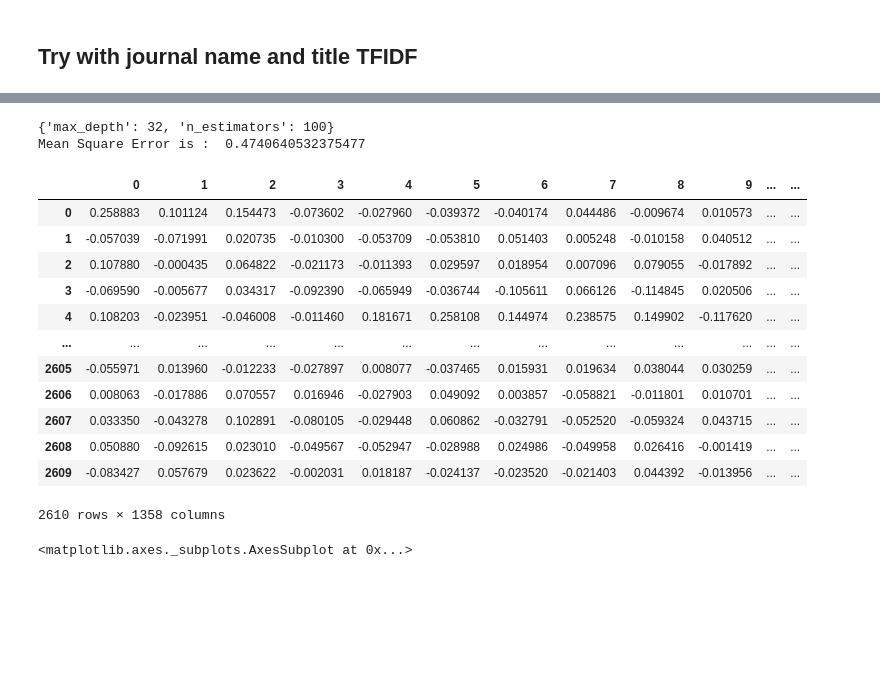
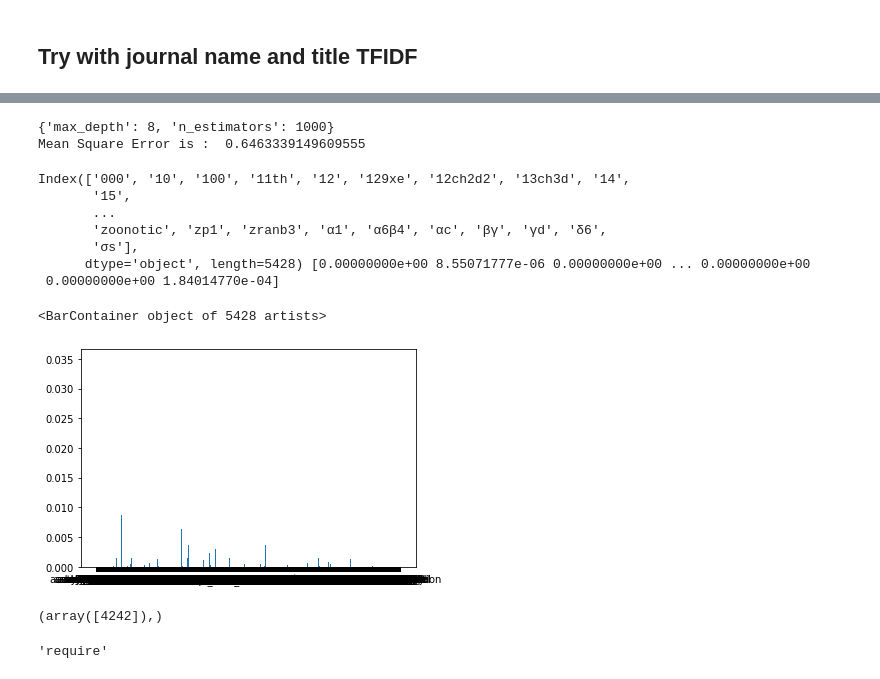
Before and after one commit to iremnasir/BioReco, a Jupyter notebook: scripts/model_training.ipynb, the cells around one changed output, grey strips where cells are left out. Drawn from its saved outputs; the diff is of its cells as text; code cells hidden in the pictures; blank space fills up the shorter version.

```diff
--- a/scripts/model_training.ipynb
+++ b/scripts/model_training.ipynb
@@ -237,2 +162,0 @@ W90
-# %%
-ytrain_sc = np.log1p(y_train)
@@ -242,33 +163,16 @@ from sklearn.model_selection import GridSearchCV
 # %%
 rf = RandomForestRegressor()
-rf_param = { 'max_depth': [1, 5, 8, 32],#, 8, 32, 128, None],
-    'n_estimators': [10, 100]}#, 100, 1000, 1000]}
+rf_param = { 'max_depth': [8, 32, 128],#, 8, 32, 128, None],
+    'n_estimators': [10, 100, 1000]}#, 100, 1000, 1000]}
 
 grid_rf= GridSearchCV(rf,rf_param,scoring = 'neg_mean_squared_error',cv=5)
-T_train = pd.DataFrame(pca90.transform(X_train))
-grid_rf.fit( T_train, ytrain_sc)
-ypred = grid_rf.predict(T_train)
+grid_rf.fit(df_tv, ytrain_sc)
+ypred = grid_rf.predict(df_tv)
 print (grid_rf.best_params_)
 
 
 best_score = (grid_rf.best_score_)*-1
 print('Mean Square Error is : ',best_score)
 # %% [output]
-{'max_depth': 32, 'n_estimators': 100}
-Mean Square Error is :  0.4740640532375477
+{'max_depth': 8, 'n_estimators': 1000}
+Mean Square Error is :  0.6463339149609555
-# %%
-T_train
-# %% [output]
-|  | 0 | 1 | 2 | 3 | 4 | 5 | 6 | 7 | 8 | 9 | ... | ... |
-| 0 | 0.258883 | 0.101124 | 0.154473 | -0.073602 | -0.027960 | -0.039372 | -0.040174 | 0.044486 | -0.009674 | 0.010573 | ... | ... |
-| 1 | -0.057039 | -0.071991 | 0.020735 | -0.010300 | -0.053709 | -0.053810 | 0.051403 | 0.005248 | -0.010158 | 0.040512 | ... | ... |
-| 2 | 0.107880 | -0.000435 | 0.064822 | -0.021173 | -0.011393 | 0.029597 | 0.018954 | 0.007096 | 0.079055 | -0.017892 | ... | ... |
-| 3 | -0.069590 | -0.005677 | 0.034317 | -0.092390 | -0.065949 | -0.036744 | -0.105611 | 0.066126 | -0.114845 | 0.020506 | ... | ... |
-| 4 | 0.108203 | -0.023951 | -0.046008 | -0.011460 | 0.181671 | 0.258108 | 0.144974 | 0.238575 | 0.149902 | -0.117620 | ... | ... |
-| ... | ... | ... | ... | ... | ... | ... | ... | ... | ... | ... | ... | ... |
-| 2605 | -0.055971 | 0.013960 | -0.012233 | -0.027897 | 0.008077 | -0.037465 | 0.015931 | 0.019634 | 0.038044 | 0.030259 | ... | ... |
-| 2606 | 0.008063 | -0.017886 | 0.070557 | 0.016946 | -0.027903 | 0.049092 | 0.003857 | -0.058821 | -0.011801 | 0.010701 | ... | ... |
-| 2607 | 0.033350 | -0.043278 | 0.102891 | -0.080105 | -0.029448 | 0.060862 | -0.032791 | -0.052520 | -0.059324 | 0.043715 | ... | ... |
-| 2608 | 0.050880 | -0.092615 | 0.023010 | -0.049567 | -0.052947 | -0.028988 | 0.024986 | -0.049958 | 0.026416 | -0.001419 | ... | ... |
-| 2609 | -0.083427 | 0.057679 | 0.023622 | -0.002031 | 0.018187 | -0.024137 | -0.023520 | -0.021403 | 0.044392 | -0.013956 | ... | ... |
-2610 rows × 1358 columns
@@ -277,4 +179,19 @@ import seaborn as sns
-# %%
-sns.boxplot(x="author_corresponding_institution", y="cit_per_yr", data=df)
-# %% [output]
-<matplotlib.axes._subplots.AxesSubplot at 0x...>
+# %%
+rf = RandomForestRegressor(max_depth = 32, n_estimators=100)
+rf.fit(df_tv, ytrain_sc)
+
+feature_label = df_tv.columns
+feature_importance =rf.feature_importances_
+
+print(feature_label,feature_importance)
+plt.bar(feature_label,feature_importance)
+# %% [output]
+Index(['000', '10', '100', '11th', '12', '129xe', '12ch2d2', '13ch3d', '14',
+       '15',
+       ...
+       'zoonotic', 'zp1', 'zranb3', 'α1', 'α6β4', 'αc', 'βγ', 'γd', 'δ6',
+       'σs'],
+      dtype='object', length=5428) [0.00000000e+00 8.55071777e-06 0.00000000e+00 ... 0.00000000e+00
+ 0.00000000e+00 1.84014770e-04]
+<BarContainer object of 5428 artists>
+[figure, added]
@@ -280,0 +200,8 @@ sns.boxplot(x="author_corresponding_institution", y="cit_per_yr", data=df)
+# %%
+result
+# %% [output]
+(array([4242]),)
+# %%
+feature_label[4242]
+# %% [output]
+'require'
```
Also changed, not shown: parts of 32 cells of this notebook, 7 other files.
